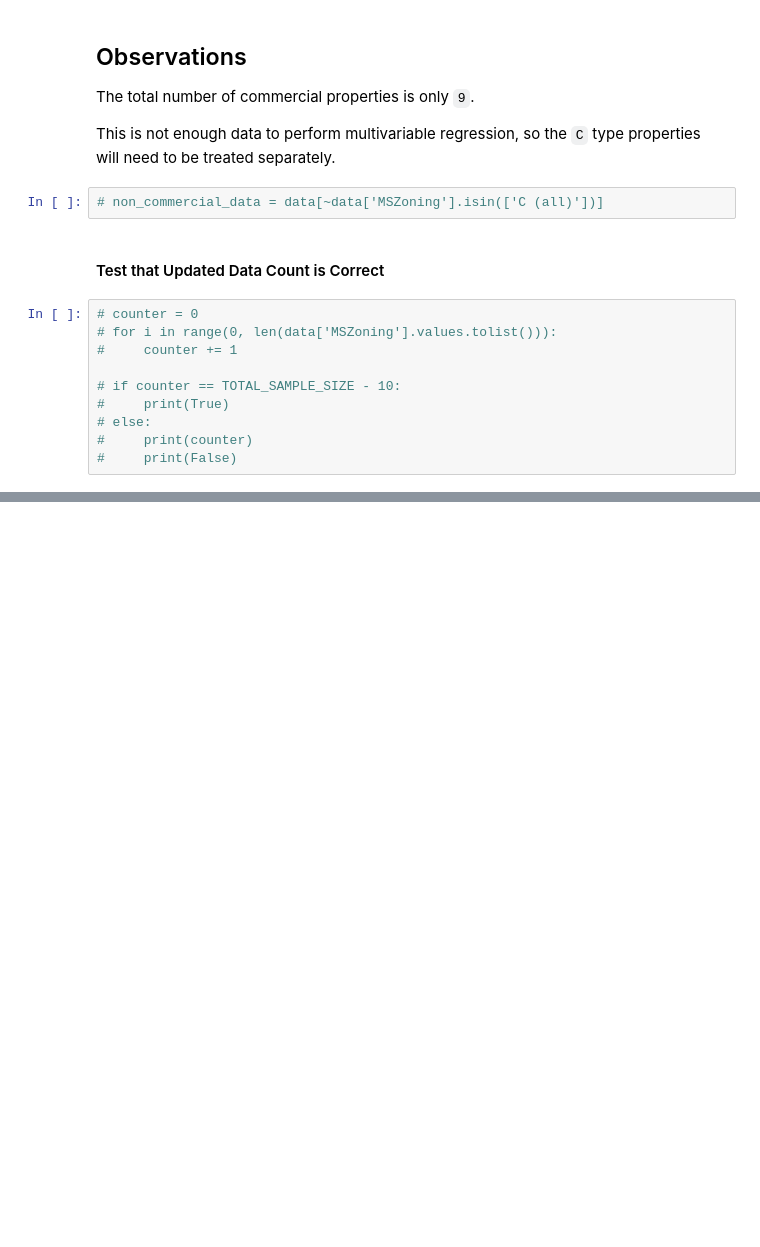
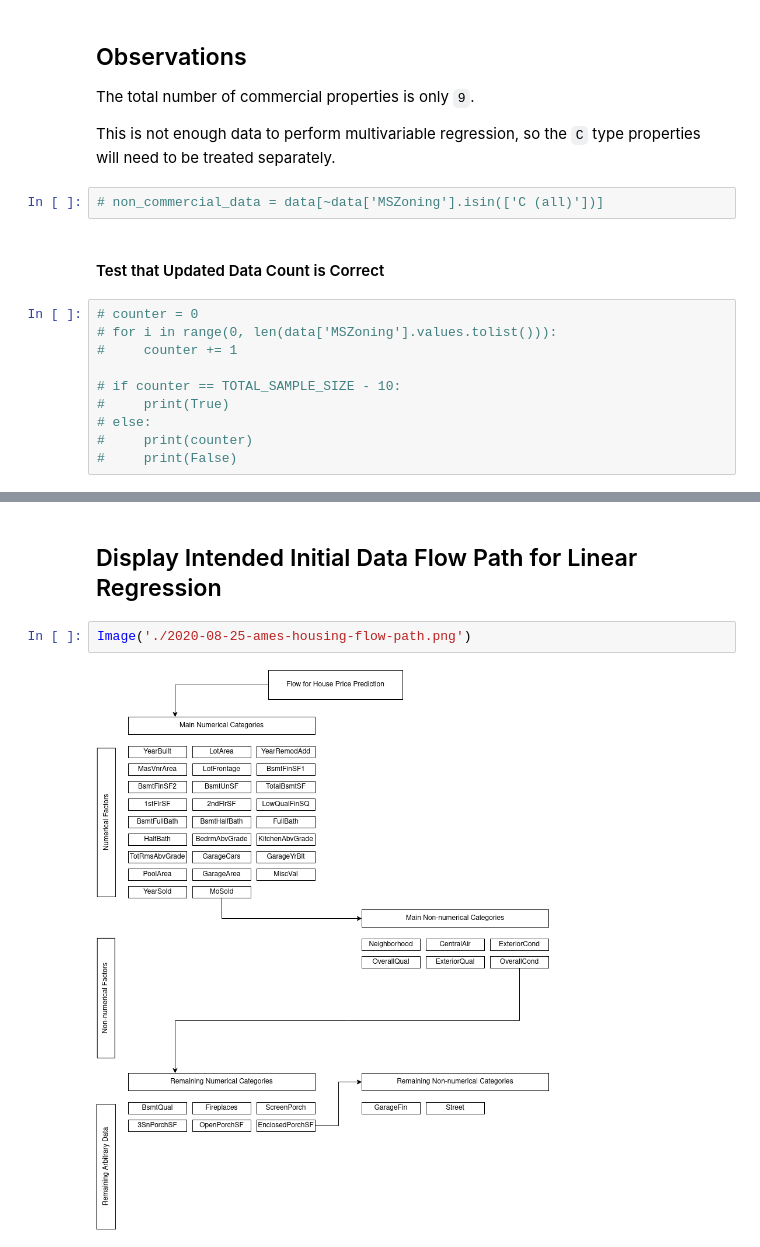
Before and after one commit to blue-santa/ames-housing, a Jupyter notebook: 01_Gather_and_Clean_Data.ipynb, the cells around one changed output, grey strips where cells are left out. Saved outputs shown, nothing was run; the diff lists cells and outputs as text; blank space fills up the shorter version.

Commit message:
update notebook to display flowpath as png

```diff
--- a/01_Gather_and_Clean_Data.ipynb
+++ b/01_Gather_and_Clean_Data.ipynb
@@ -222,0 +221,6 @@ SyntaxError: invalid syntax (<ipython-input-37-48feafa167ac>, line 1)
+# %% [markdown]
+## Display Intended Initial Data Flow Path for Linear Regression
+# %%
+Image('./2020-08-25-ames-housing-flow-path.png')
+# %% [output]
+[figure, added]
```
Also changed, not shown: parts of 3 cells of this notebook, 1 other file.
